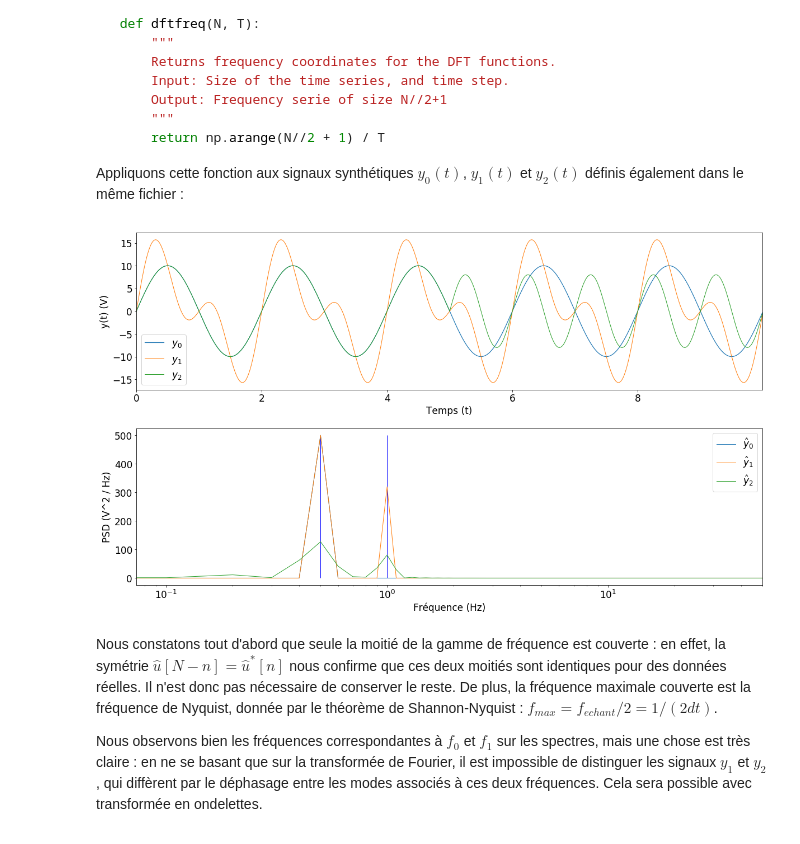
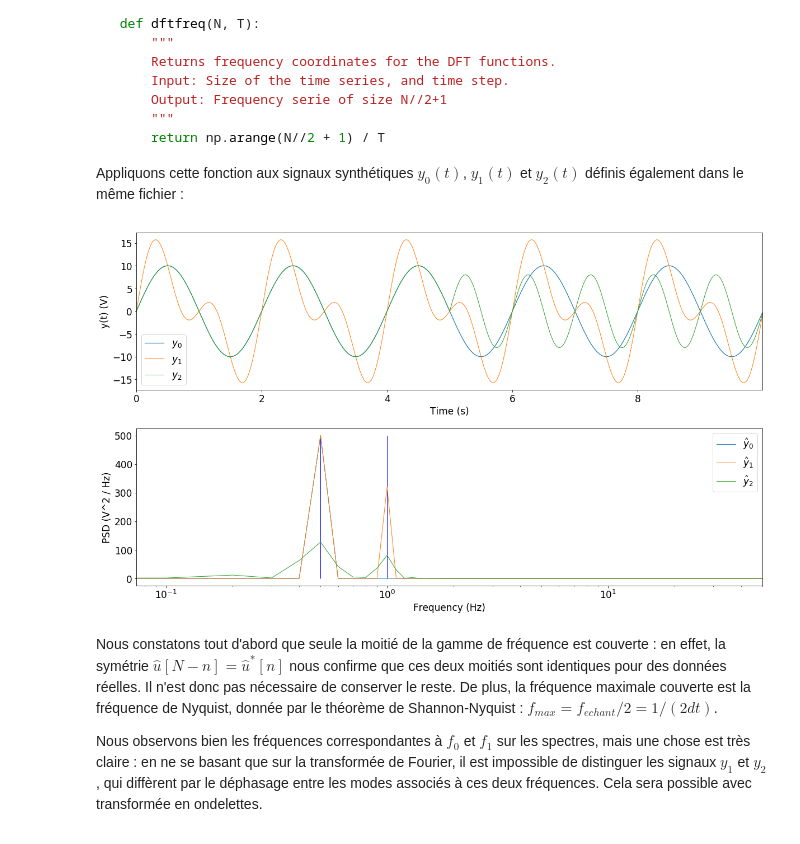
Before and after one commit to gbogopolsky/spectral-analysis-astro, a Jupyter notebook: Rapport.ipynb, the cells around one changed output. Cells and saved outputs as stored; diff of their text form; code cells hidden in the pictures.

```diff
--- a/Rapport.ipynb
+++ b/Rapport.ipynb
@@ -111,25 +114,25 @@ freq = fct.dftfreq(N, T)
 # %%
 plt.subplot(211)
 plt.plot(t, y0, linewidth=1.2, label=r'$y_0$')
 plt.plot(t, y1, linewidth=1, label=r'$y_1$')
 plt.plot(t, y2, linewidth=1, label=r'$y_2$')
-plt.xlabel('Temps (t)')
+plt.xlabel('Time (s)')
 plt.ylabel('y(t) (V)')
 plt.xlim((np.min(t), np.max(t)))
 plt.legend()
 
 plt.subplot(212)
 plt.semilogx(freq, PSD0, linewidth=1, label=r'$\hat{y}_0$')
 plt.semilogx(freq, PSD1, linewidth=1, label=r'$\hat{y}_1$')
 plt.semilogx(freq, PSD2, linewidth=1, label=r'$\hat{y}_2$')
 plt.vlines((f0, f1), 0, 500, linewidth=1, color='blue')
 plt.xlim((np.abs(np.min(freq)), np.max(freq)))
-plt.xlabel('Fréquence (Hz)')
+plt.xlabel('Frequency (Hz)')
 plt.ylabel('PSD (V^2 / Hz)')
 plt.legend()
 plt.tight_layout()
 # %% [output]
-[figure, old version]
+[figure, new version]
 # %% [markdown]
 Nous constatons tout d'abord que seule la moitié de la gamme de fréquence est couverte : en effet, la symétrie $ \hat{u}[N - n] = \hat{u}^*[n]$ nous confirme que ces deux moitiés sont identiques pour des données réelles. Il n'est donc pas nécessaire de conserver le reste. De plus, la fréquence maximale couverte est la fréquence de Nyquist, donnée par le théorème de Shannon-Nyquist : $f_{max} = f_{echant}/2 = 1/(2dt)$.
 
```
Also changed, not shown: parts of 25 cells of this notebook.
